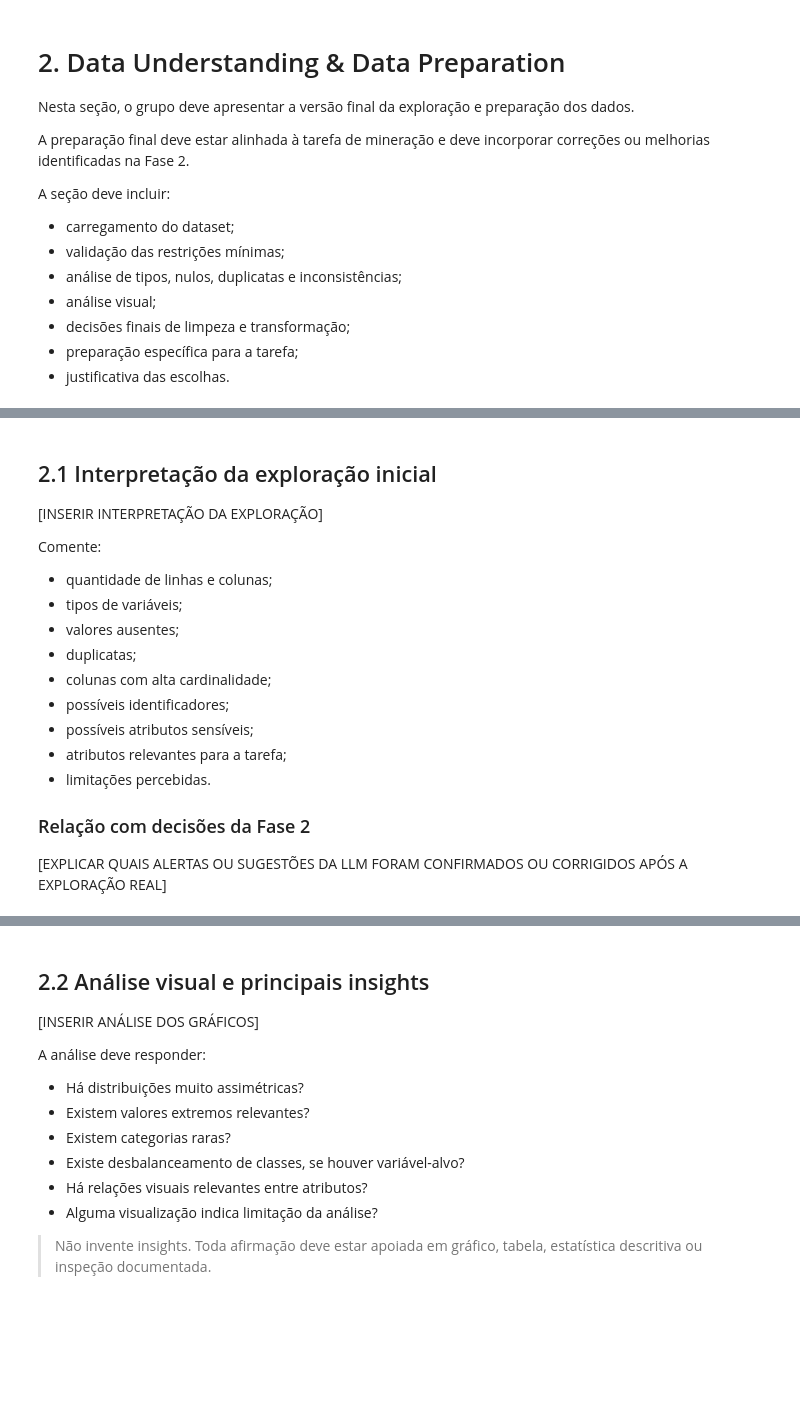
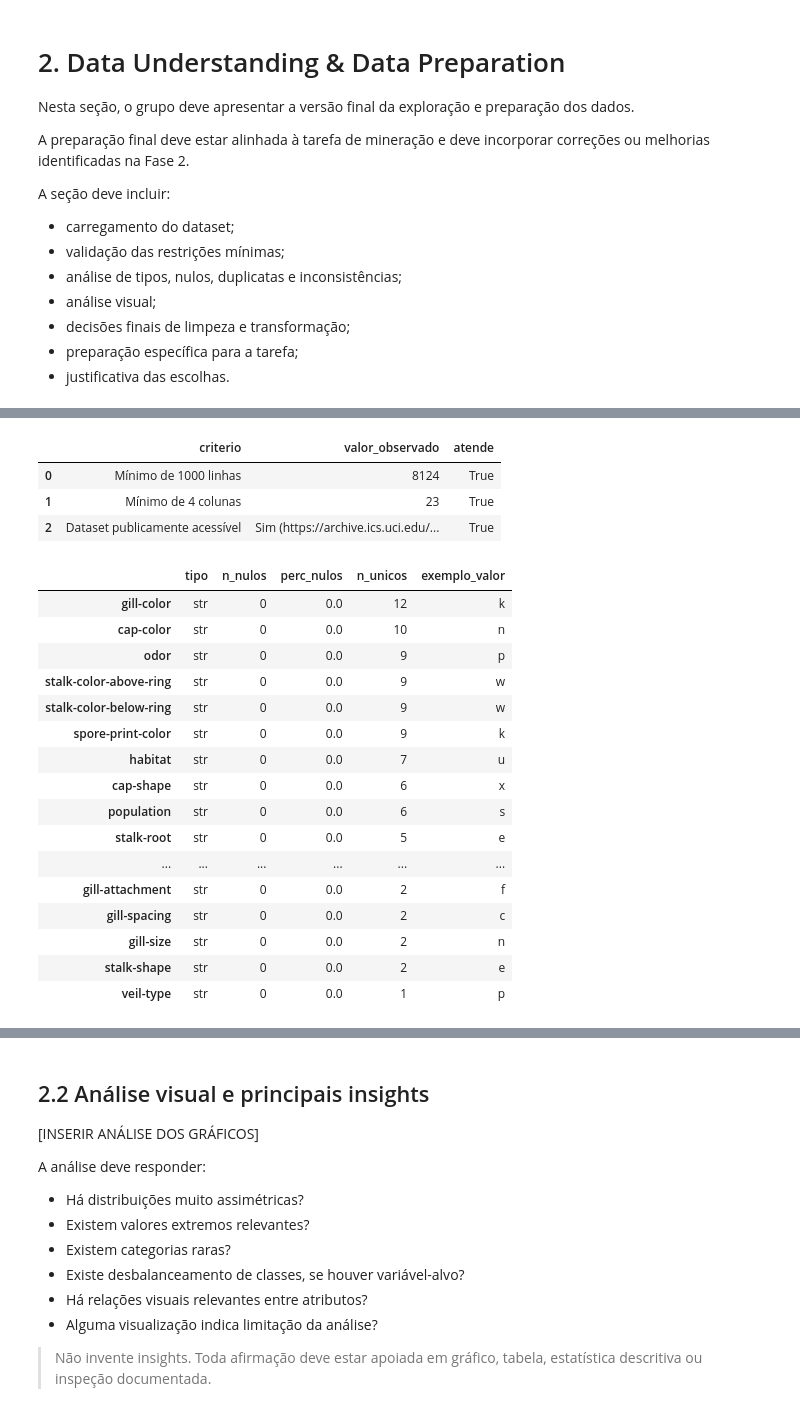
Before and after one commit to DaviOSad/Mushroom-Classification, a Jupyter notebook: TP3_Fase3_Grupo11.ipynb, the cells around one changed output, grey strips where cells are left out. Saved outputs shown, nothing was run; the diff lists cells and outputs as text; code cells hidden in the pictures; blank space fills up the shorter version.

```diff
--- a/TP3_Fase3_Grupo11.ipynb
+++ b/TP3_Fase3_Grupo11.ipynb
@@ -241,13 +241,18 @@ A seção deve incluir:
 # Carregamento do dataset
 # Adapte esta célula ao formato real: CSV, XLSX, JSON, Parquet etc.
 
-if DATA_PATH == "[INSERIR_CAMINHO_DO_ARQUIVO]":
-    print("ATENÇÃO: substitua DATA_PATH pelo caminho real do dataset antes de executar o notebook.")
-    df = None
-else:
-    # Exemplo para CSV. Ajuste separador, encoding e demais parâmetros se necessário.
-    df = pd.read_csv(DATA_PATH)
-    print("Dataset carregado com sucesso.")
-    print(f"Linhas: {df.shape[0]}")
-    print(f"Colunas: {df.shape[1]}")
-    display(df.head())
+DATA_PATH="./agaricus-lepiota.data"
+# Exemplo para CSV. Ajuste separador, encoding e demais parâmetros se necessário.
+colunas = [
+    'class', 'cap-shape', 'cap-surface', 'cap-color', 'bruises?', 'odor',
+    'gill-attachment', 'gill-spacing', 'gill-size', 'gill-color',
+    'stalk-shape', 'stalk-root', 'stalk-surface-above-ring',
+    'stalk-surface-below-ring', 'stalk-color-above-ring',
+    'stalk-color-below-ring', 'veil-type', 'veil-color', 'ring-number',
+    'ring-type', 'spore-print-color', 'population', 'habitat'
+]
+df = pd.read_csv(DATA_PATH, header=None, names=colunas)
+print("Dataset carregado com sucesso.")
+print(f"Linhas: {df.shape[0]}")
+print(f"Colunas: {df.shape[1]}")
+display(df.head())
@@ -276,53 +292,56 @@ def verificar_restricoes_dataset(df: pd.DataFrame) -> pd.DataFrame:
         },
         {
             "criterio": "Dataset publicamente acessível",
-            "valor_observado": "[PREENCHER NO TEXTO]",
-            "atende": "[PREENCHER]"
+            "valor_observado": "Sim (https://archive.ics.uci.edu/dataset/73/mushroom)",
+            "atende": True
         }
     ])
 
     return validacao
 
 # Exemplo de uso:
-# display(verificar_restricoes_dataset(df))
+display(verificar_restricoes_dataset(df))
+# %% [output]
+|  | criterio | valor_observado | atende |
+| 0 | Mínimo de 1000 linhas | 8124 | True |
+| 1 | Mínimo de 4 colunas | 23 | True |
+| 2 | Dataset publicamente acessível | Sim (https://archive.ics.uci.edu/... | True |
 # %%
 # Resumo estrutural do dataset
 
 def resumo_estrutural(df: pd.DataFrame) -> pd.DataFrame:
     if df is None:
         print("Dataset não carregado.")
         return pd.DataFrame()
 
     resumo = pd.DataFrame({
         "tipo": df.dtypes.astype(str),
         "n_nulos": df.isna().sum(),
         "perc_nulos": (df.isna().mean() * 100).round(2),
         "n_unicos": df.nunique(dropna=True),
         "exemplo_valor": df.apply(lambda col: col.dropna().iloc[0] if col.dropna().shape[0] > 0 else np.nan)
     })
 
     return resumo.sort_values(by=["perc_nulos", "n_unicos"], ascending=[False, False])
 
 # Exemplo de uso:
-# resumo = resumo_estrutural(df)
-# display(resumo)
+resumo = resumo_estrutural(df)
+display(resumo)
+# %% [output]
+|  | tipo | n_nulos | perc_nulos | n_unicos | exemplo_valor |
+| gill-color | str | 0 | 0.0 | 12 | k |
+| cap-color | str | 0 | 0.0 | 10 | n |
+| odor | str | 0 | 0.0 | 9 | p |
+| stalk-color-above-ring | str | 0 | 0.0 | 9 | w |
+| stalk-color-below-ring | str | 0 | 0.0 | 9 | w |
+| spore-print-color | str | 0 | 0.0 | 9 | k |
+| habitat | str | 0 | 0.0 | 7 | u |
+| cap-shape | str | 0 | 0.0 | 6 | x |
+| population | str | 0 | 0.0 | 6 | s |
+| stalk-root | str | 0 | 0.0 | 5 | e |
+| ... | ... | ... | ... | ... | ... |
+| gill-attachment | str | 0 | 0.0 | 2 | f |
+| gill-spacing | str | 0 | 0.0 | 2 | c |
+| gill-size | str | 0 | 0.0 | 2 | n |
+| stalk-shape | str | 0 | 0.0 | 2 | e |
+| veil-type | str | 0 | 0.0 | 1 | p |
-# %% [markdown]
-## 2.1 Interpretação da exploração inicial
-
-[INSERIR INTERPRETAÇÃO DA EXPLORAÇÃO]
-
-Comente:
-
-- quantidade de linhas e colunas;
-- tipos de variáveis;
-- valores ausentes;
-- duplicatas;
-- colunas com alta cardinalidade;
-- possíveis identificadores;
-- possíveis atributos sensíveis;
-- atributos relevantes para a tarefa;
-- limitações percebidas.
-
-### Relação com decisões da Fase 2
-
-[EXPLICAR QUAIS ALERTAS OU SUGESTÕES DA LLM FORAM CONFIRMADOS OU CORRIGIDOS APÓS A EXPLORAÇÃO REAL]
```
Also changed, not shown: parts of 3 cells of this notebook, 1 other file.
